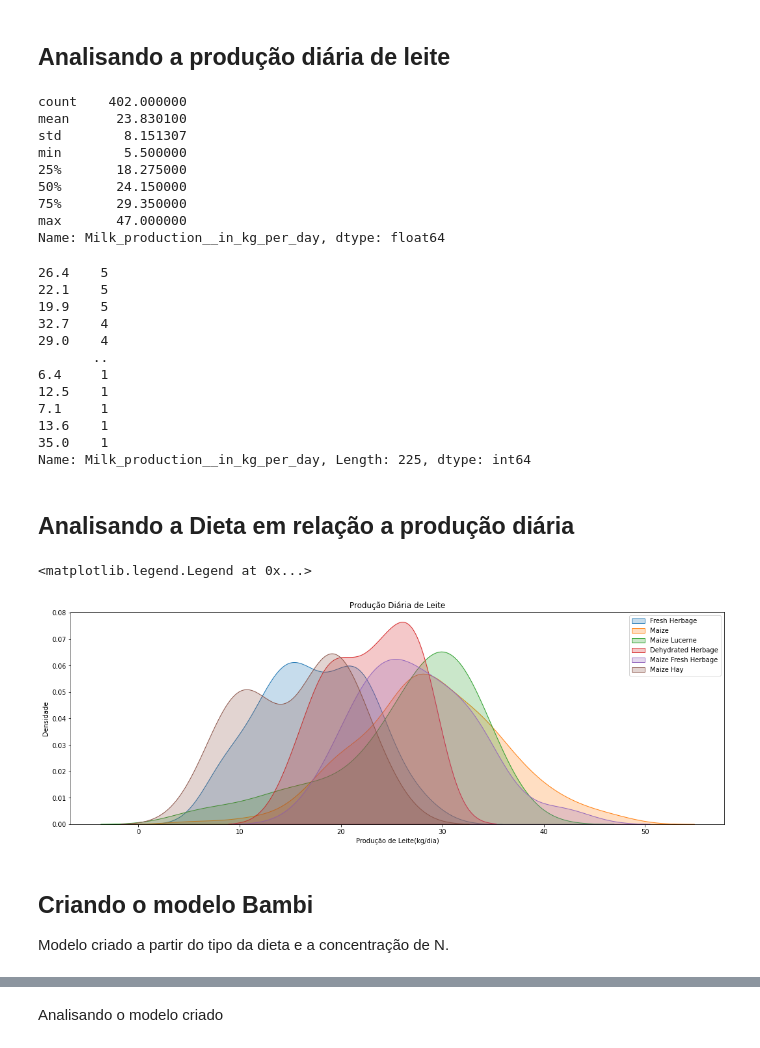
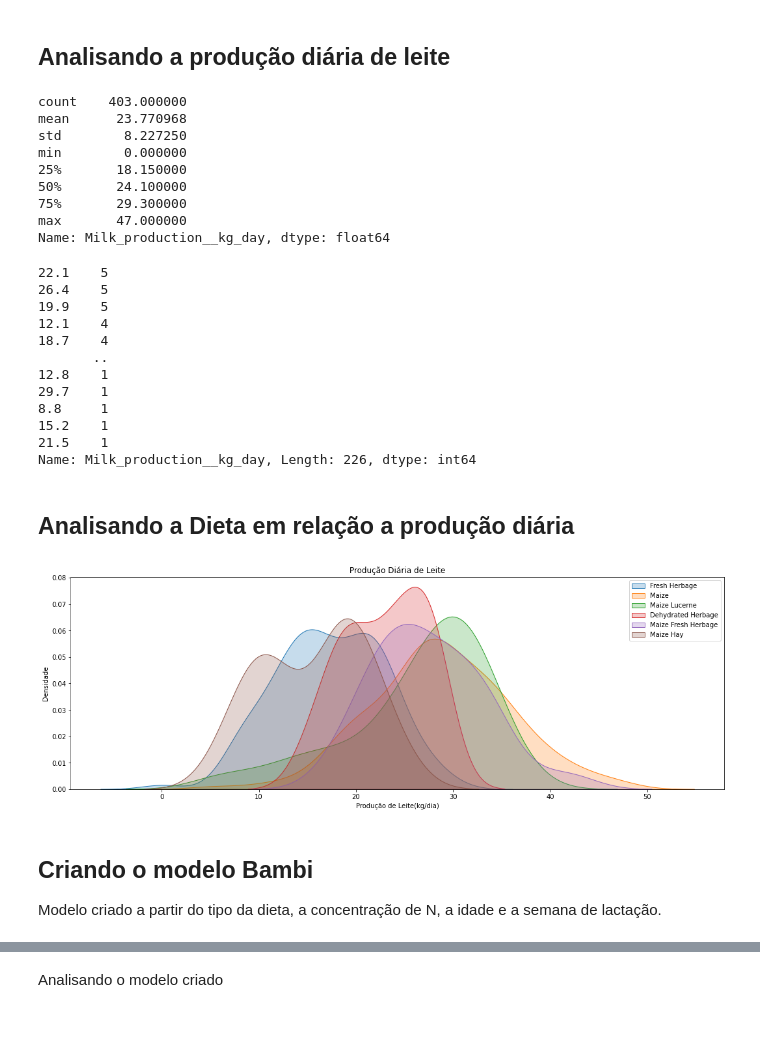
Before and after one commit to nelciojr/Projeto-de-Regress-o-Linear-Bayesiana, a Jupyter notebook: B_Model.ipynb, the cells around one changed output, grey strips where cells are left out. Drawn from its saved outputs; the diff is of its cells as text; code cells hidden in the pictures.

```diff
--- a/B_Model.ipynb
+++ b/B_Model.ipynb
@@ -39,0 +26,8 @@ df
+# %%
+df.drop(df[df.Physiological_status == 'dry'].index, inplace=True)
+# %%
+df = df.drop(columns=['Physiological_status'])
+# %%
+df.fillna(0,inplace=True)
+# %%
+df = df.sort_values('Cow_age__month')
@@ -40,32 +50,32 @@ df
 # %% [markdown]
 ## Analisando a produção diária de leite
 # %%
-df['Milk_production__in_kg_per_day'].describe()
+df['Milk_production__kg_day'].describe()
 # %% [output]
-count    402.000000
-mean      23.830100
-std        8.151307
-min        5.500000
-25%       18.275000
-50%       24.150000
-75%       29.350000
+count    403.000000
+mean      23.770968
+std        8.227250
+min        0.000000
+25%       18.150000
+50%       24.100000
+75%       29.300000
 max       47.000000
-Name: Milk_production__in_kg_per_day, dtype: float64
+Name: Milk_production__kg_day, dtype: float64
 # %%
-df['Milk_production__in_kg_per_day'].value_counts()
+df['Milk_production__kg_day'].value_counts()
 # %% [output]
+22.1    5
 26.4    5
-22.1    5
 19.9    5
-32.7    4
-29.0    4
+12.1    4
+18.7    4
        ..
-6.4     1
-12.5    1
-7.1     1
-13.6    1
-35.0    1
-Name: Milk_production__in_kg_per_day, Length: 225, dtype: int64
+12.8    1
+29.7    1
+8.8     1
+15.2    1
+21.5    1
+Name: Milk_production__kg_day, Length: 226, dtype: int64
 # %% [markdown]
 ## Analisando a Dieta em relação a produção diária
 # %%
@@ -78,21 +88,20 @@ import seaborn as sns
 # %%
 #Produção Diária por Tipo de Dieta
 matplotlib.rcParams['font.size'] = 10
 matplotlib.rcParams['figure.figsize'] = (18, 6)
 
-sns.kdeplot(df.loc[df['Diet_type'] == 'Fresh_herbage', 'Milk_production__in_kg_per_day'], label = 'Fresh Herbage', fill=True)
-sns.kdeplot(df.loc[df['Diet_type'] == 'Maize', 'Milk_production__in_kg_per_day'], label = 'Maize', fill=True)
-sns.kdeplot(df.loc[df['Diet_type'] == 'Maize_Lucerne', 'Milk_production__in_kg_per_day'], label = 'Maize Lucerne', fill=True)
-sns.kdeplot(df.loc[df['Diet_type'] == 'Dehydrated_herbage', 'Milk_production__in_kg_per_day'], label = 'Dehydrated Herbage', fill=True)
-sns.kdeplot(df.loc[df['Diet_type'] == 'Maize_Fresh_herbage', 'Milk_production__in_kg_per_day'], label = 'Maize Fresh Herbage', fill=True)
-sns.kdeplot(df.loc[df['Diet_type'] == 'Maize_Hay', 'Milk_production__in_kg_per_day'], label = 'Maize Hay', fill=True)
+sns.kdeplot(df.loc[df['Diet_type'] == 'Fresh_herbage', 'Milk_production__kg_day'], label = 'Fresh Herbage', fill=True)
+sns.kdeplot(df.loc[df['Diet_type'] == 'Maize', 'Milk_production__kg_day'], label = 'Maize', fill=True)
+sns.kdeplot(df.loc[df['Diet_type'] == 'Maize_Lucerne', 'Milk_production__kg_day'], label = 'Maize Lucerne', fill=True)
+sns.kdeplot(df.loc[df['Diet_type'] == 'Dehydrated_herbage', 'Milk_production__kg_day'], label = 'Dehydrated Herbage', fill=True)
+sns.kdeplot(df.loc[df['Diet_type'] == 'Maize_Fresh_herbage', 'Milk_production__kg_day'], label = 'Maize Fresh Herbage', fill=True)
+sns.kdeplot(df.loc[df['Diet_type'] == 'Maize_Hay', 'Milk_production__kg_day'], label = 'Maize Hay', fill=True)
 plt.xlabel('Produção de Leite(kg/dia)'); plt.ylabel('Densidade'); plt.title('Produção Diária de Leite');
-plt.legend()
+plt.legend();
 # %% [output]
-<matplotlib.legend.Legend at 0x...>
-[figure, old version]
+[figure, new version]
 # %% [markdown]
 ## Criando o modelo Bambi
 
-Modelo criado a partir do tipo da dieta e a concentração de N.
+Modelo criado a partir do tipo da dieta, a concentração de N, a idade e a semana de lactação.
 # %%
```
Also changed, not shown: parts of 17 cells of this notebook.
